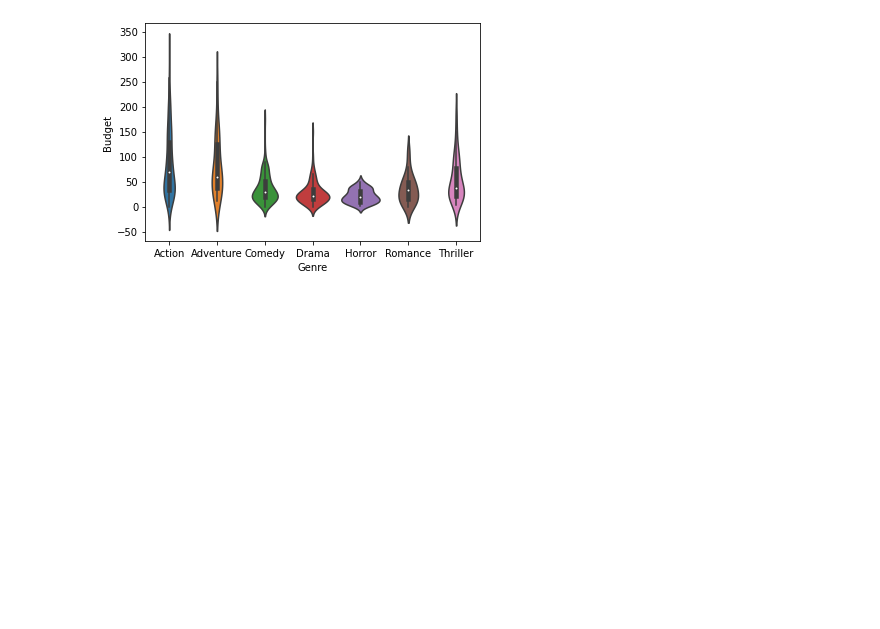
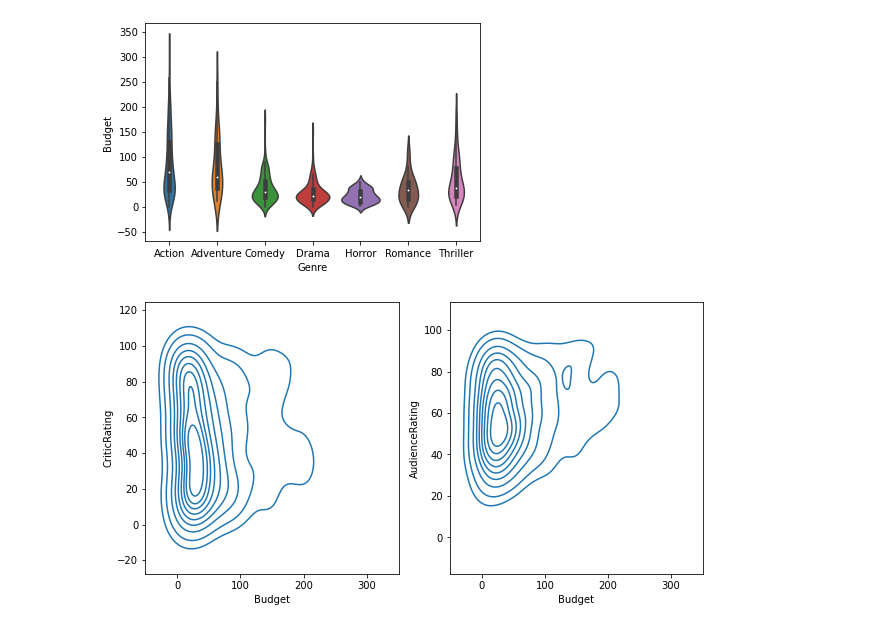
Before and after one commit to ruthujapatil/ruthujapatil, a Jupyter notebook: Python_day3.ipynb, the cells around one changed output. Saved outputs shown, nothing was run; the diff lists cells and outputs as text; code cells hidden in the pictures; blank space fills up the shorter version.

```diff
--- a/Python_day3.ipynb
+++ b/Python_day3.ipynb
@@ -223,3 +223,10 @@ sns.violinplot(data=movies,x='Genre',y='Budget')
 plt.show()  #they show probability distribution
 # %% [output]
 [figure]
+# %%
+f,axes=plt.subplots(1,2,figsize=(10,5))
+k1=sns.kdeplot(movies.Budget,movies.CriticRating,ax=axes[0])
+k2=sns.kdeplot(movies.Budget,movies.AudienceRating,ax=axes[1])
+plt.show()
+# %% [output]
+[figure, added]
```
Also changed, not shown: parts of 9 cells of this notebook.
